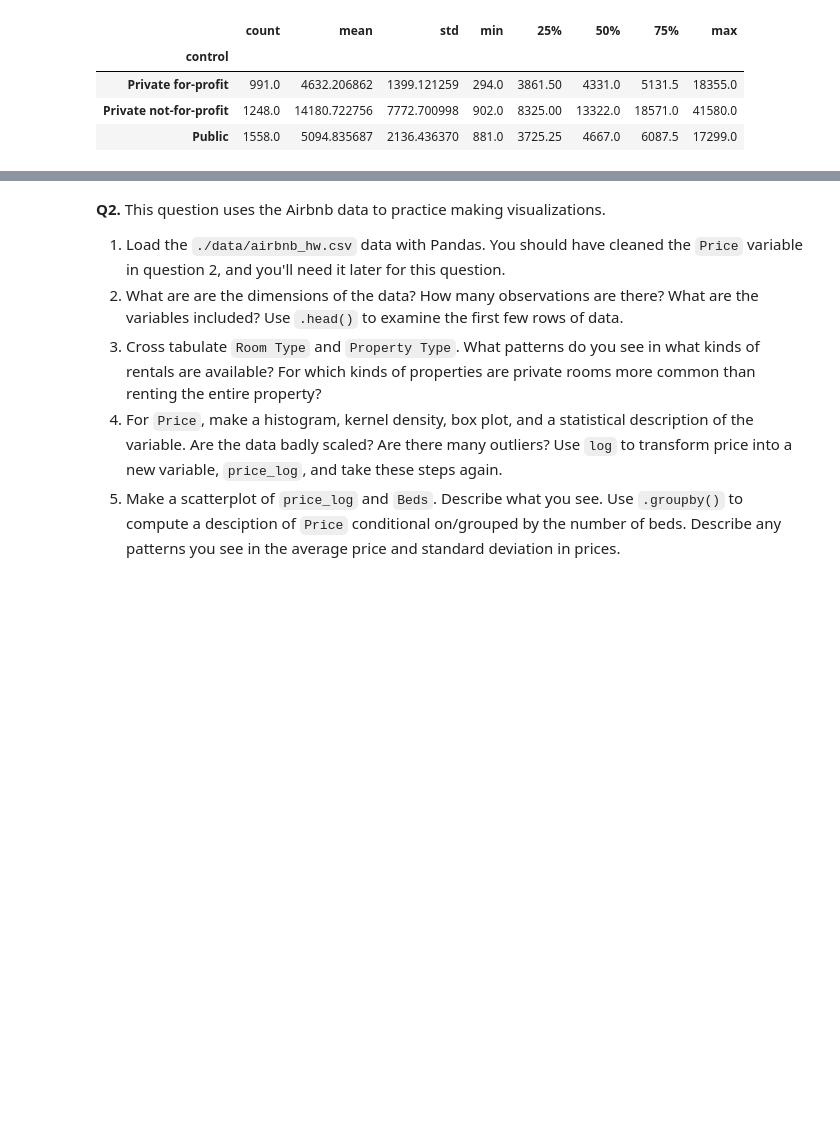
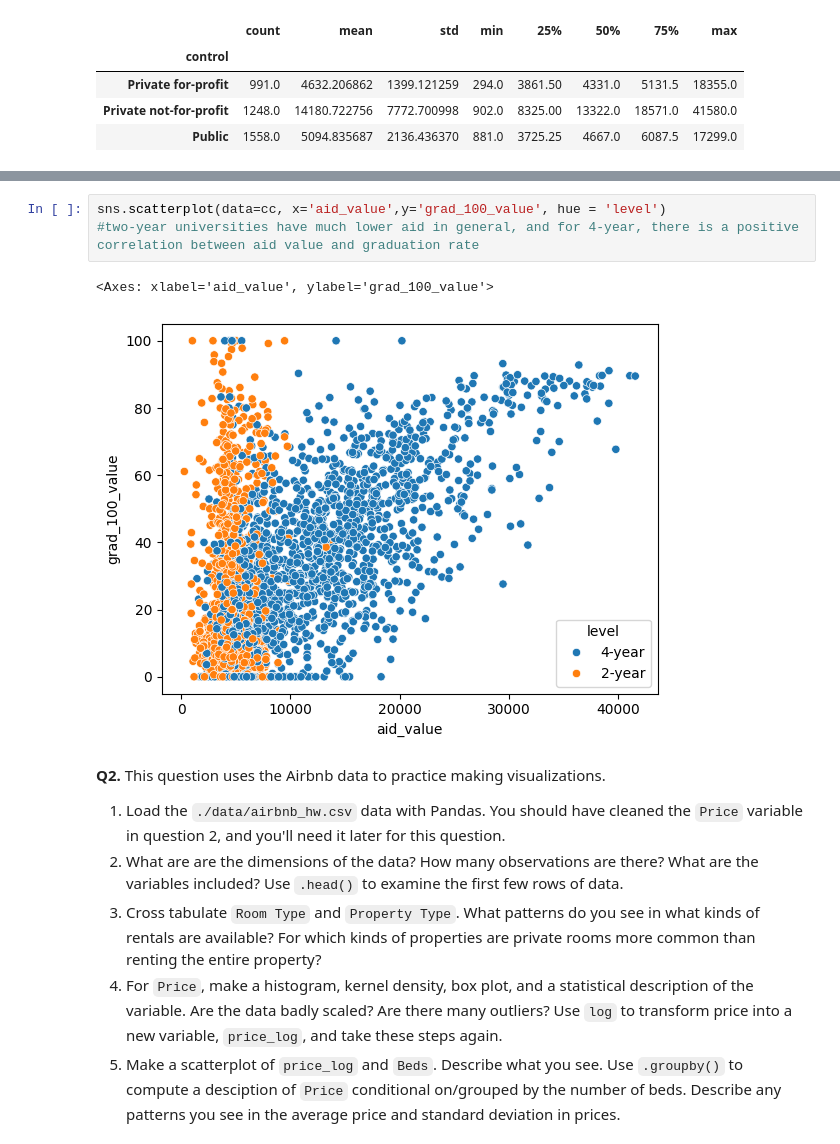
Before and after one commit to adaire2/visualization, a Jupyter notebook: assignment/assignment.ipynb, the cells around one changed output, grey strips where cells are left out. Saved outputs shown, nothing was run; the diff lists cells and outputs as text; blank space fills up the shorter version.

```diff
--- a/assignment/assignment.ipynb
+++ b/assignment/assignment.ipynb
@@ -166,3 +180,9 @@ aidgroupC.describe()
+# %%
+sns.scatterplot(data=cc, x='aid_value',y='grad_100_value', hue = 'level')
+#two-year universities have much lower aid in general, and for 4-year, there is a positive correlation between aid value and graduation rate
+# %% [output]
+<Axes: xlabel='aid_value', ylabel='grad_100_value'>
+[figure, added]
 # %% [markdown]
 **Q2.** This question uses the Airbnb data to practice making visualizations.
 
```
Also changed, not shown: parts of 2 cells of this notebook.
